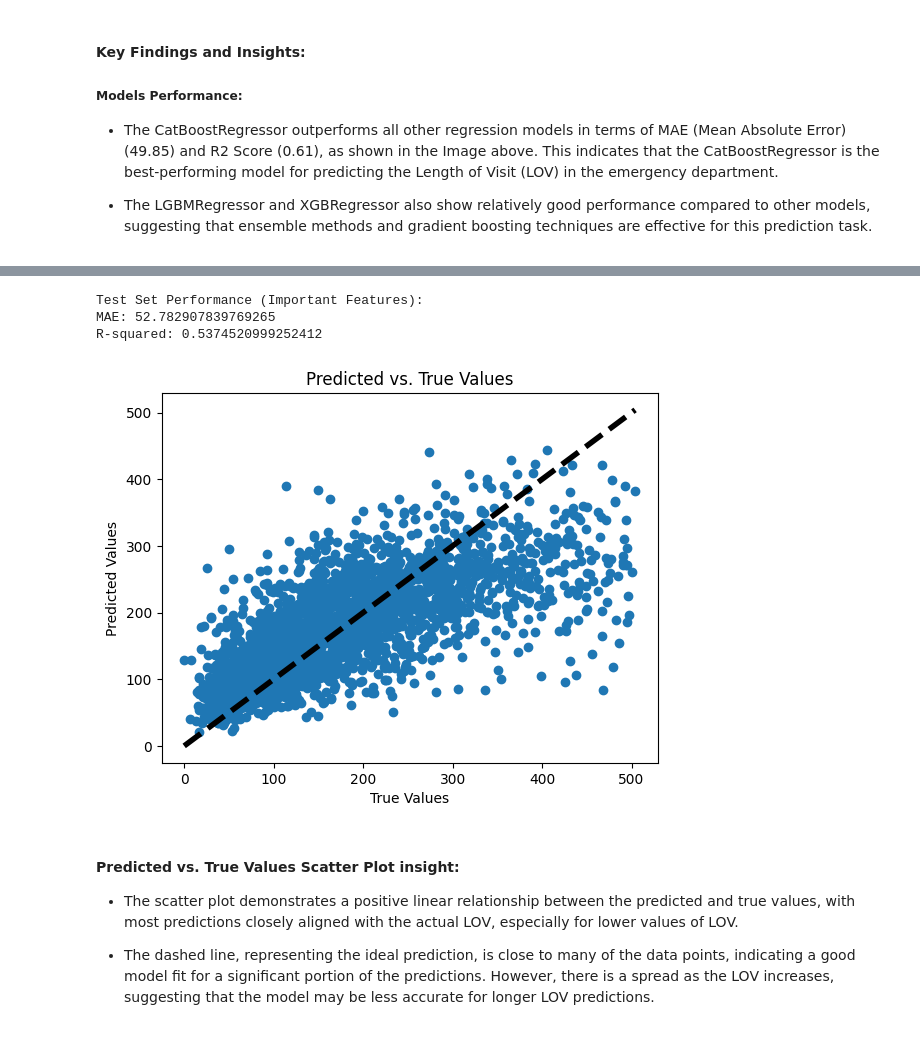
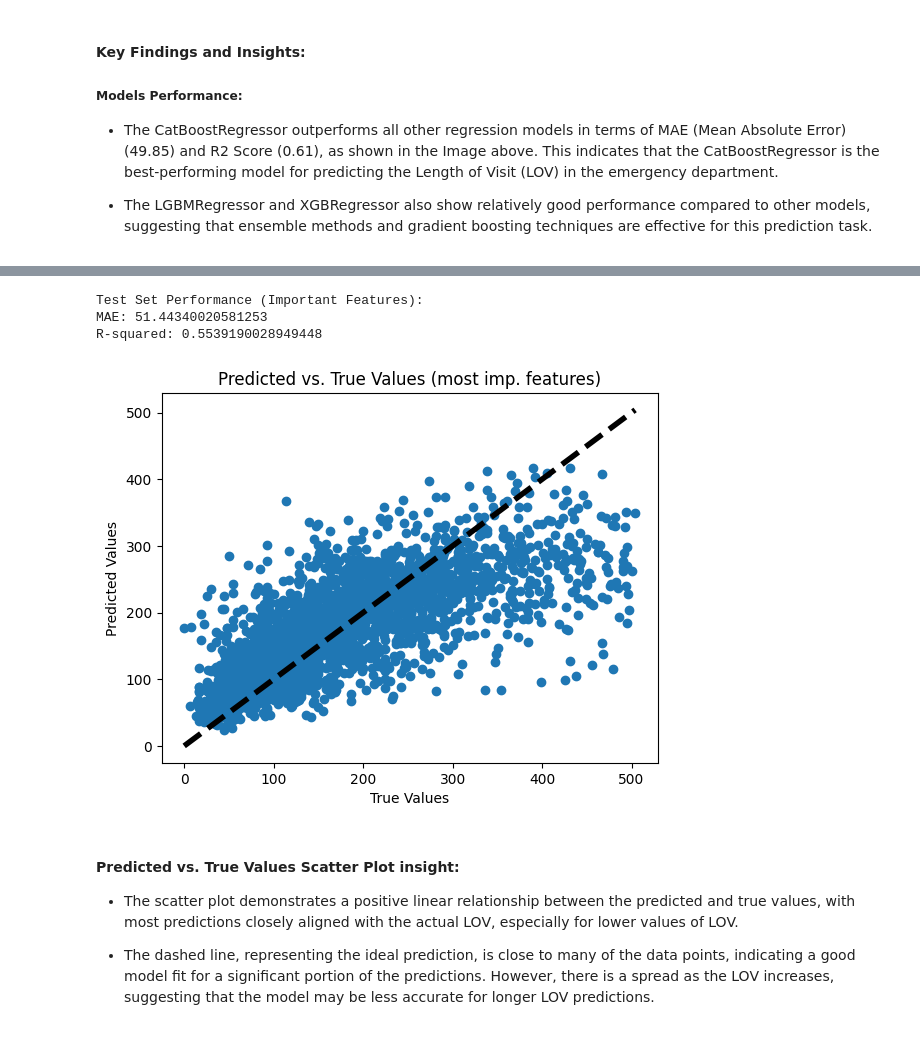
Before and after one commit to jeancheri/EDPredictiveEfficiency, a Jupyter notebook: notebooks/lov_regression_modeling.ipynb, the cells around one changed output, grey strips where cells are left out. Drawn from its saved outputs; the diff is of its cells as text; code cells hidden in the pictures.

```diff
--- a/notebooks/lov_regression_modeling.ipynb
+++ b/notebooks/lov_regression_modeling.ipynb
@@ -485,13 +478,19 @@ plt.show()
 # %%
 # Get the indices of the most important features in the preprocessed test set
-important_feature_indices = [feature_names_list.index(feature) if feature in feature_names_list else None for feature in important_features_list]
+feature_importance_df = pd.DataFrame({'Feature': feature_names, 'Importance': normalized_importances})
+pos_important_features_df = feature_importance_df[feature_importance_df['Importance']>0]
+important_Features_list = pos_important_features_df['Feature'].tolist()
+important_feature_indices = [feature_names_list.index(feature) if feature in feature_names_list else None for feature in important_Features_list]
 # Select the most important features from the test set using indices and handle missing features
-X_test_important_features = X_test_preprocessed[:, important_feature_indices]
-X_train_selected_features = X_train_preprocessed[:, important_feature_indices]
+X_test_important_Features = X_test_preprocessed[:, important_feature_indices]
+X_train_selected_Features = X_train_preprocessed[:, important_feature_indices]
+# Save the arrays as .npy files
+np.save('X_test_important_Features.npy', X_test_important_Features)
+np.save('X_train_selected_Features.npy', X_train_selected_Features)
 # %%
-trained_model.fit(X_train_selected_features, y_train)
+trained_model.fit(X_train_selected_Features, y_train)
 # Evaluate the best model on the test set using only the most important features
-y_pred_test_top = trained_model.predict(X_test_important_features)
+y_pred_test_top = trained_model.predict(X_test_important_Features)
 mae_test_important_features = mean_absolute_error(y_test, y_pred_test_top)
 r2_test_important_features = r2_score(y_test, y_pred_test_top)
 
@@ -500,17 +499,17 @@ print("MAE:", mae_test_important_features)
 print("R-squared:", r2_test_important_features)
 # %% [output]
 Test Set Performance (Important Features):
-MAE: 52.782907839769265
-R-squared: 0.5374520999252412
+MAE: 51.44340020581253
+R-squared: 0.5539190028949448
 # %%
 plt.scatter(y_test, y_pred_test_top)
 plt.xlabel('True Values')
 plt.ylabel('Predicted Values')
-plt.title('Predicted vs. True Values')
+plt.title('Predicted vs. True Values (most imp. features)')
 plt.plot([y_test.min(), y_test.max()], [y_test.min(), y_test.max()], 'k--', lw=4)
 plt.show()
 # %% [output]
-[figure, old version]
+[figure, new version]
 # %% [markdown]
 #### Predicted vs. True Values Scatter Plot insight:
 
```
Also changed, not shown: parts of 19 cells of this notebook, 5 other files.
